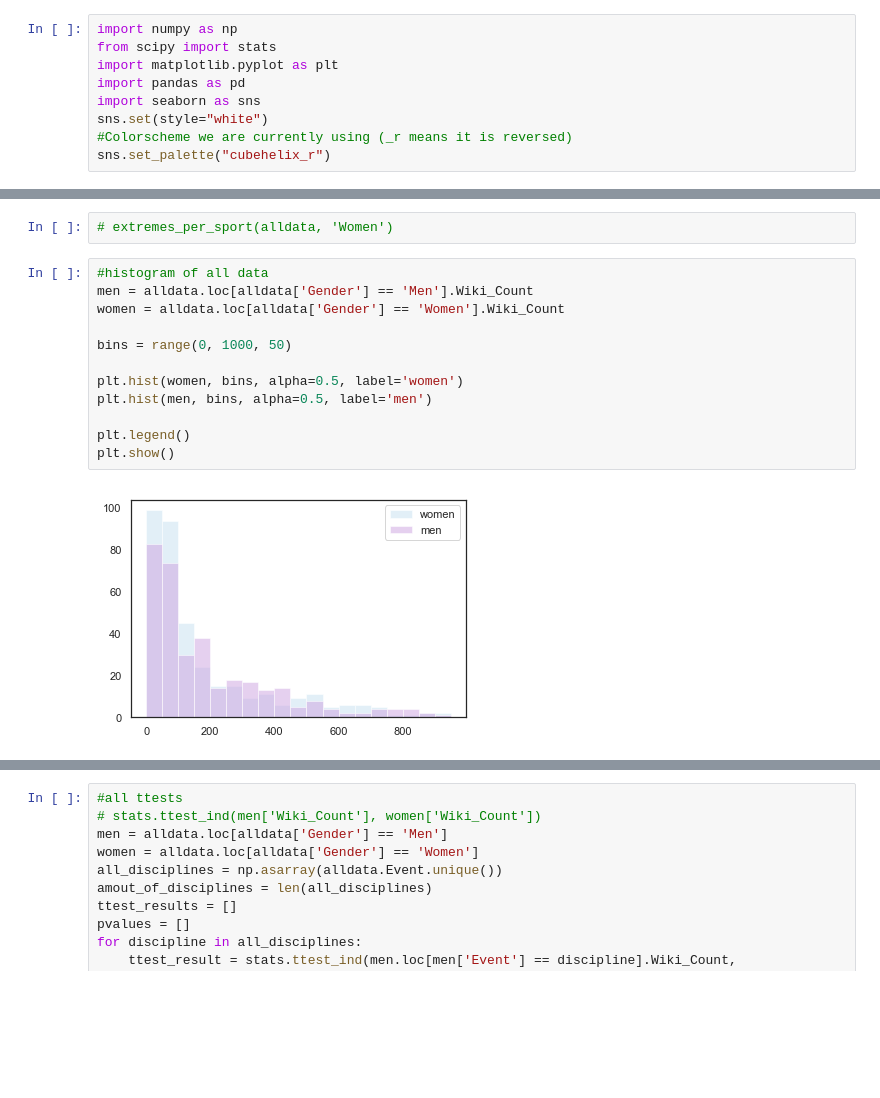
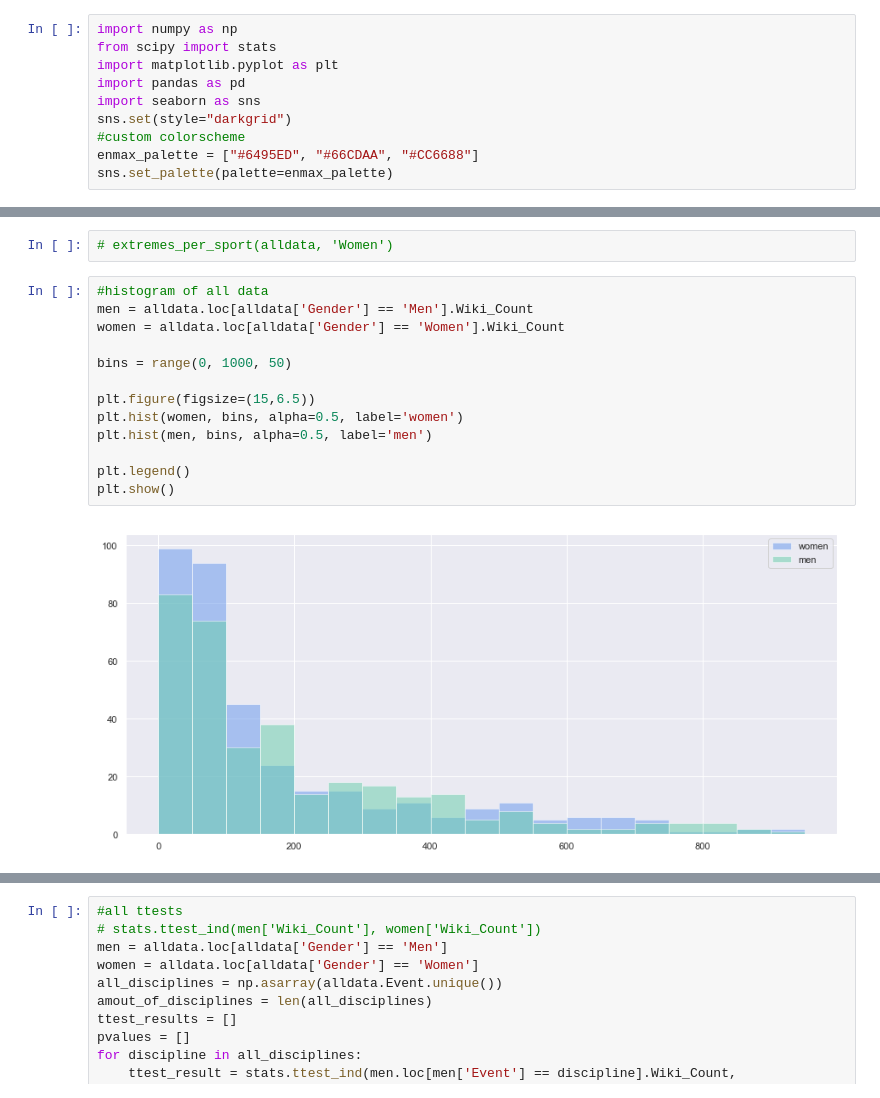
Before and after one commit to Tumbraegel/data-science-project, a Jupyter notebook: Get_Wiki_Count/Data_Analysis.ipynb, the cells around one changed output, grey strips where cells are left out. Saved outputs shown, nothing was run; the diff lists cells and outputs as text; blank space fills up the shorter version.

Commit message:
added aother histogram for edits, custom colorscheme and adjusted plot sizes

```diff
--- a/Get_Wiki_Count/Data_Analysis.ipynb
+++ b/Get_Wiki_Count/Data_Analysis.ipynb
@@ -4,9 +4,10 @@ from scipy import stats
 import matplotlib.pyplot as plt
 import pandas as pd
 import seaborn as sns
-sns.set(style="white")
-#Colorscheme we are currently using (_r means it is reversed)
-sns.set_palette("cubehelix_r")
+sns.set(style="darkgrid")
+#custom colorscheme
+enmax_palette = ["#6495ED", "#66CDAA", "#CC6688"]
+sns.set_palette(palette=enmax_palette)
 # %%
 # split data into 8 different arrays
 Diving_10m = pd.read_excel('results_with_wiki_count.xlsx', sheet_name = 'Diving_10m')
@@ -186,17 +187,18 @@ plot(alldata)
 # %%
 #histogram of all data
 men = alldata.loc[alldata['Gender'] == 'Men'].Wiki_Count
 women = alldata.loc[alldata['Gender'] == 'Women'].Wiki_Count
 
 bins = range(0, 1000, 50)
 
+plt.figure(figsize=(15,6.5))
 plt.hist(women, bins, alpha=0.5, label='women')
 plt.hist(men, bins, alpha=0.5, label='men')
 
 plt.legend()
 plt.show()
 # %% [output]
-[figure, old version]
+[figure, new version]
 # %%
 #histograms using fancy seaborn but the result is kind of strange ...
 g = sns.FacetGrid(alldata, col="Gender", row="Event", height=5, aspect=1)
```
Also changed, not shown: parts of 10 cells of this notebook.
